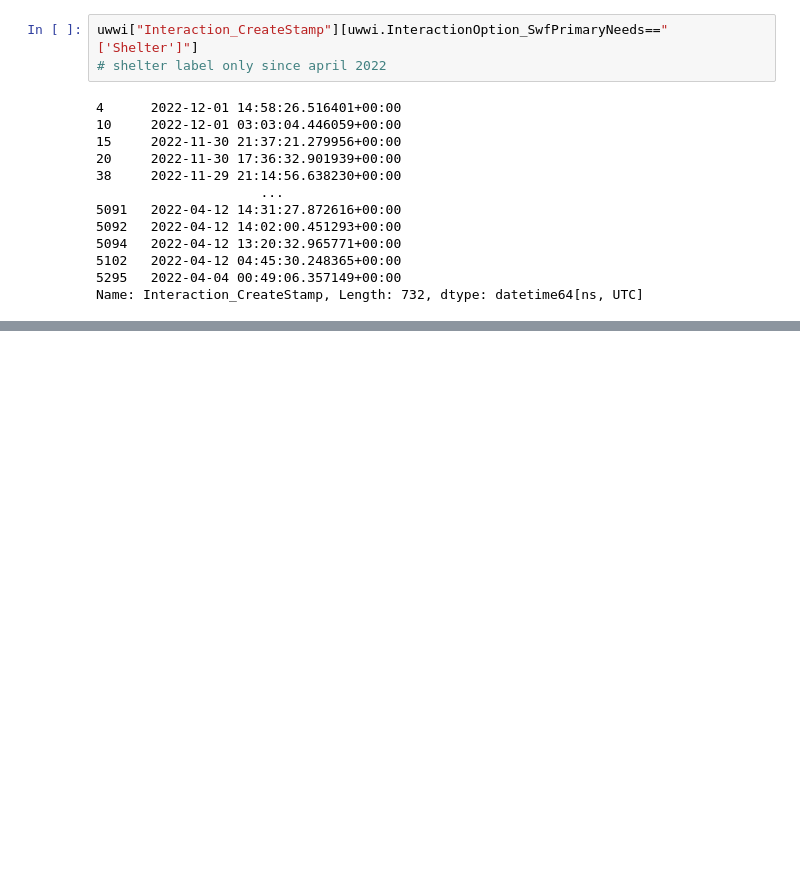
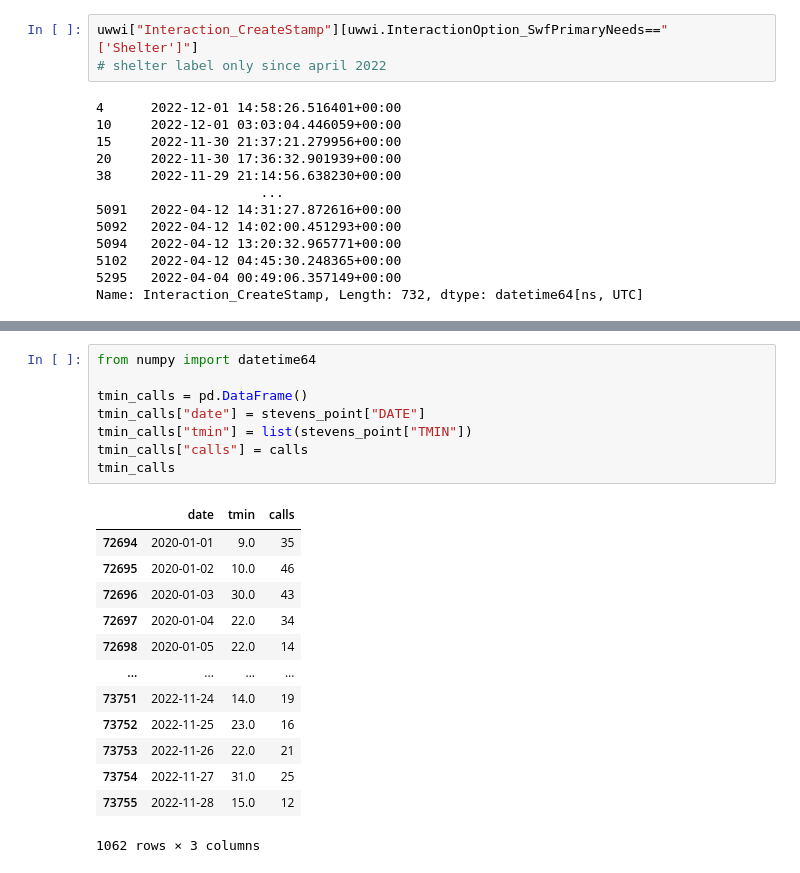
Before and after one commit to datakind/uwwi-datadive-dec-22, a Jupyter notebook: external_datasets/news/weather_data_call_volume.ipynb, the cells around one changed output, grey strips where cells are left out. Saved outputs shown, nothing was run; the diff lists cells and outputs as text; blank space fills up the shorter version.

```diff
--- a/external_datasets/news/weather_data_call_volume.ipynb
+++ b/external_datasets/news/weather_data_call_volume.ipynb
@@ -128,0 +171,22 @@ Name: Interaction_CreateStamp, Length: 732, dtype: datetime64[ns, UTC]
+# %%
+from numpy import datetime64
+
+tmin_calls = pd.DataFrame()
+tmin_calls["date"] = stevens_point["DATE"]
+tmin_calls["tmin"] = list(stevens_point["TMIN"])
+tmin_calls["calls"] = calls
+tmin_calls
+# %% [output]
+|  | date | tmin | calls |
+| 72694 | 2020-01-01 | 9.0 | 35 |
+| 72695 | 2020-01-02 | 10.0 | 46 |
+| 72696 | 2020-01-03 | 30.0 | 43 |
+| 72697 | 2020-01-04 | 22.0 | 34 |
+| 72698 | 2020-01-05 | 22.0 | 14 |
+| ... | ... | ... | ... |
+| 73751 | 2022-11-24 | 14.0 | 19 |
+| 73752 | 2022-11-25 | 23.0 | 16 |
+| 73753 | 2022-11-26 | 22.0 | 21 |
+| 73754 | 2022-11-27 | 31.0 | 25 |
+| 73755 | 2022-11-28 | 15.0 | 12 |
+1062 rows × 3 columns
```
Also changed, not shown: parts of 8 cells of this notebook.
